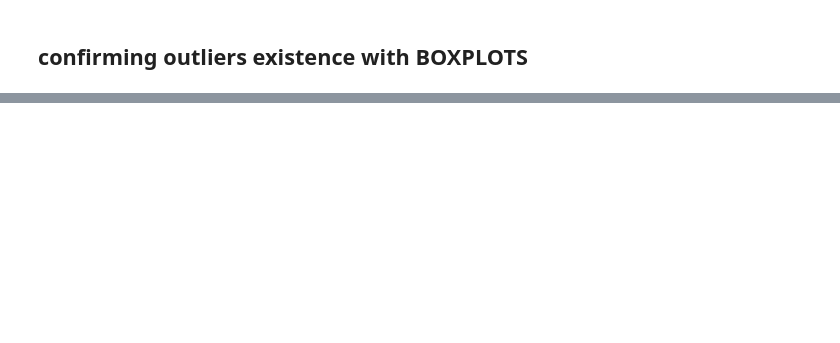
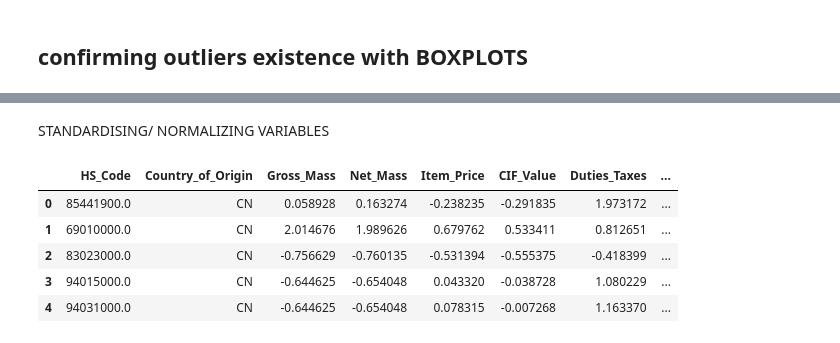
Before and after one commit to sentongo-web/MASTERS_DEGREE_PROJECT_MSDS, a Jupyter notebook: project_code.ipynb, the cells around one changed output, grey strips where cells are left out. Cells and saved outputs as stored; diff of their text form; code cells hidden in the pictures; blank space fills up the shorter version.

```diff
--- a/project_code.ipynb
+++ b/project_code.ipynb
@@ -464,3 +542,27 @@ data.head()
+# %% [markdown]
+STANDARDISING/ NORMALIZING VARIABLES
+# %%
+# Standardize variables to ensure equal weighting and prevent skewed features from dominating the model:
+# Use z-score normalization (subtract mean, divide by standard deviation) or min-max scaling (scale to [0,1]).
+
+# Identify columns for normalization
+columns_to_normalize = ['Gross_Mass', 'Net_Mass', 'Item_Price', 'CIF_Value', 'Duties_Taxes', 'Invoice_Amount_NMU']
+
+# Initialize the StandardScaler
+scaler = StandardScaler()
+
+# Fit and transform the selected columns
+data[columns_to_normalize] = scaler.fit_transform(data_processed[columns_to_normalize])
+
+# Display the first few rows of the normalized data
+data.head()
+# %% [output]
+|  | HS_Code | Country_of_Origin | Gross_Mass | Net_Mass | Item_Price | CIF_Value | Duties_Taxes | ... |
+| 0 | 85441900.0 | CN | 0.058928 | 0.163274 | -0.238235 | -0.291835 | 1.973172 | ... |
+| 1 | 69010000.0 | CN | 2.014676 | 1.989626 | 0.679762 | 0.533411 | 0.812651 | ... |
+| 2 | 83023000.0 | CN | -0.756629 | -0.760135 | -0.531394 | -0.555375 | -0.418399 | ... |
+| 3 | 94015000.0 | CN | -0.644625 | -0.654048 | 0.043320 | -0.038728 | 1.080229 | ... |
+| 4 | 94031000.0 | CN | -0.644625 | -0.654048 | 0.078315 | -0.007268 | 1.163370 | ... |
 # %%
 data.shape
 # %% [output]
```
Also changed, not shown: parts of 34 cells of this notebook.
